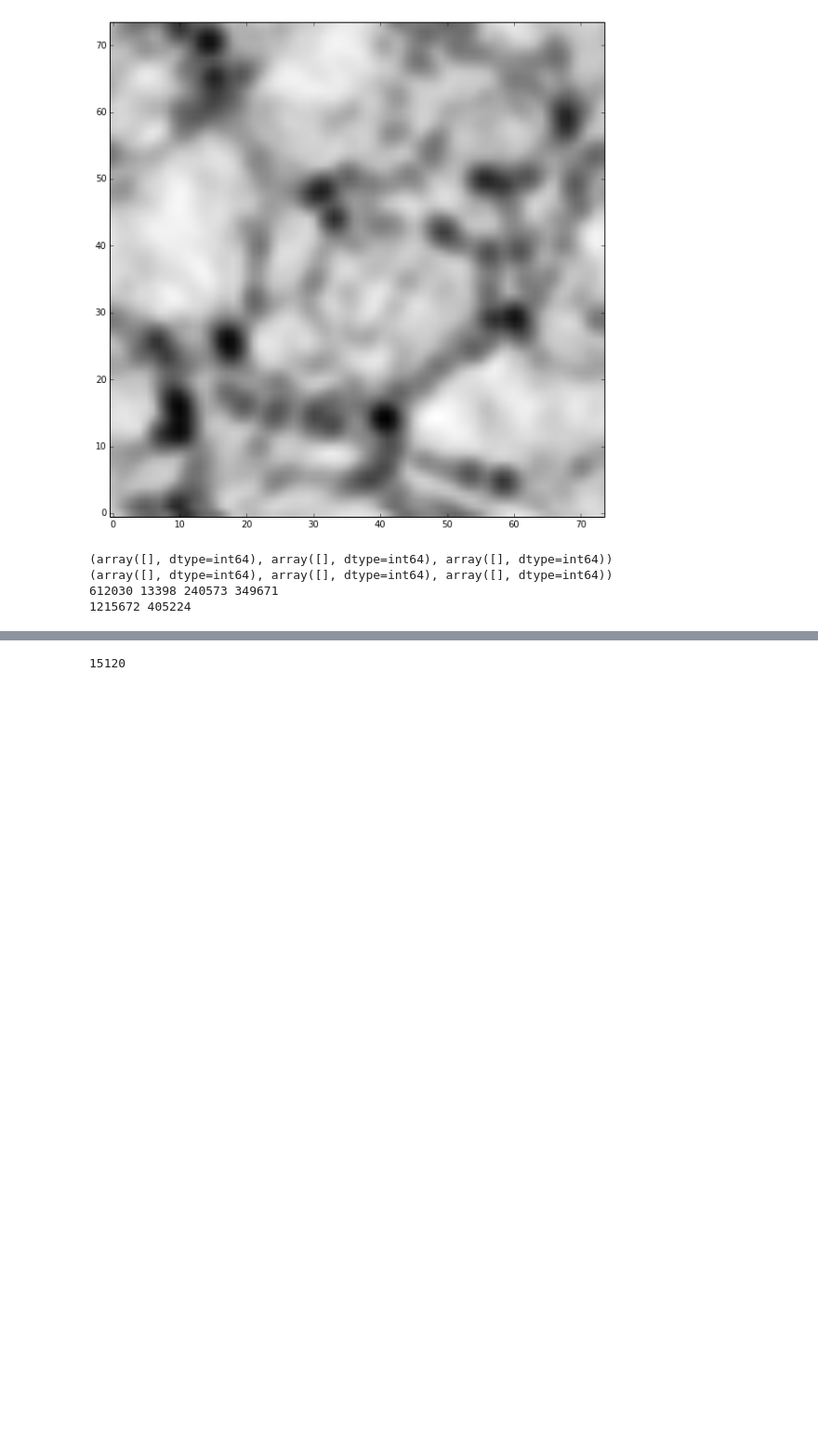
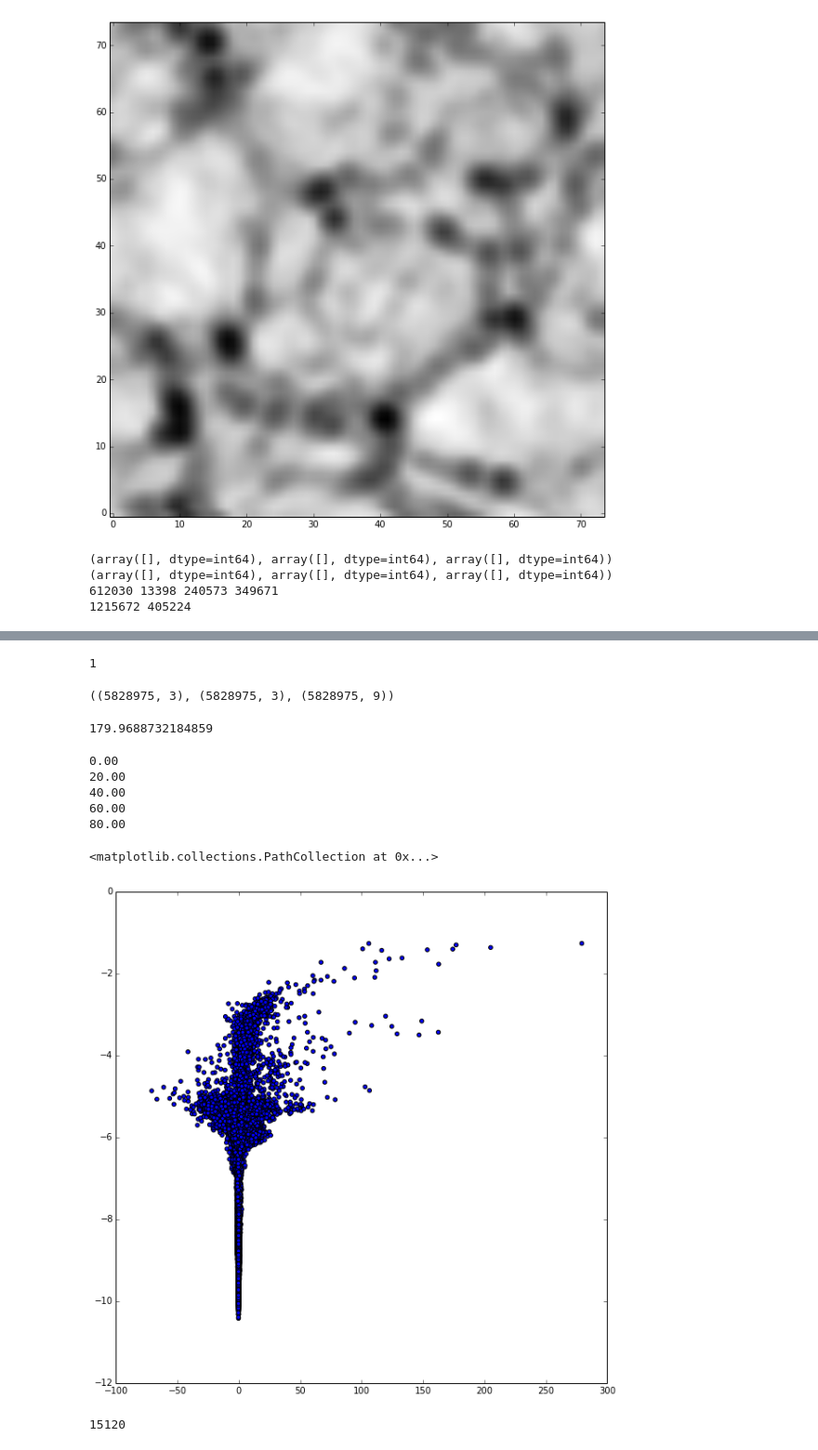
Before and after one commit to forero/ArepoWeb, a Jupyter notebook: src/StatsCosmicWeb.ipynb, the cells around one changed output, grey strips where cells are left out. Shown at 93% size. Saved outputs shown, nothing was run; the diff lists cells and outputs as text; code cells hidden in the pictures; blank space fills up the shorter version.

```diff
--- a/src/StatsCosmicWeb.ipynb
+++ b/src/StatsCosmicWeb.ipynb
@@ -119,9 +119,9 @@ imshow(log10(delta[:,10,:]+1.56), aspect='equal',origin='lower', alpha=0.2)
 # %%
 def load_snap(path, snapnum, filenum):
     filename="%s/snap_%d.%d"%(path, snapnum, filenum)
-    position = snap.read_block(filename, "POS ", parttype=0)
-    velocity = snap.read_block(filename, "VEL ", parttype=0)
-    potential = snap.read_block(filename, "POT ", parttype=0)
-    rho_gas = snap.read_block(filename, "RHO ", parttype=0)
-    volume = snap.read_block(filename, "VOL ", parttype=0)
-    return position, velocity, potential, rho_gas, volume
+    position = snap.read_block(filename, "POS ", parttype=0) #position
+    velocity = snap.read_block(filename, "VEL ", parttype=0) #velocties
+    rho = snap.read_block(filename, "RHO ", parttype=0) # density
+    volume = snap.read_block(filename, "VOL ", parttype=0) # volume
+    v_gradient = snap.read_block(filename, "VGRD", parttype=0) #gradient matrix (9 elements)
+    return position, velocity, rho, volume, v_gradient
@@ -270,3 +128,68 @@ for i in index_center[0:NMAX]:
+# %%
+snapnum=136
+
+data_path= "/Users/forero/work/ArepoWeb/data/L75n455FP/snapdir_%d"%(snapnum)
+
+pos_gas, vel_gas, rho_gas, vol_gas, v_gradient_gas = load_snap(data_path, snapnum, 0)
+
+for i in range(1,2):
+    print i
+    pos_gas_tmp, vel_gas_tmp, rho_gas_tmp, vol_gas_tmp, v_gradient_gas_tmp = load_snap(data_path, snapnum, i)
+    pos_gas = append(pos_gas, pos_gas_tmp, axis=0)
+    vel_gas = append(vel_gas, vel_gas_tmp, axis=0)
+    rho_gas = append(rho_gas, rho_gas_tmp, axis=0)
+    vol_gas = append(vol_gas, vol_gas_tmp, axis=0)
+    v_gradient_gas = append(v_gradient_gas, v_gradient_gas_tmp, axis=0)
+# %% [output]
+1
+# %%
+shape(pos_gas), shape(vel_gas), shape(v_gradient_gas)
+# %% [output]
+((5828975, 3), (5828975, 3), (5828975, 9))
+# %%
+size(vol_gas)**(1.0/3.0)
+# %% [output]
+179.9688732184859
+# %%
+eigenval1 = empty((0))
+eigenval2 = empty((0))
+eigenval3 = empty((0))
+dens = empty((0))
+n_points = size(vol_gas)
+N_MAX = 50000
+for i in range(N_MAX):
+    if(not(i%10000)):
+        print("%.2f "%(100.0*i/N_MAX))
+    sigma = ones((3,3))
+    sigma[0,0] = -(v_gradient_gas[i,0])
+    sigma[1,1] = -(v_gradient_gas[i,4])
+    sigma[2,2] = -(v_gradient_gas[i,8])
+    sigma[0,1] = -(v_gradient_gas[i,1] + v_gradient_gas[i,3])
+    sigma[1,0] = sigma[0,1]
+    sigma[0,2] =  -(v_gradient_gas[i,2] + v_gradient_gas[i,6])
+    sigma[2,0] = sigma[0,2]
+    sigma[1,2] = -(v_gradient_gas[i,5] + v_gradient_gas[i,7])
+    sigma[2,1] = sigma[2,1]
+
+    eigenval, eigenvec = linalg.eigh(sigma)
+    ids = argsort(-eigenval)
+    eigenval = eigenval[ids]
+   # print eigenval
+    eigenval1 = append(eigenval1, eigenval[0])
+    eigenval2 = append(eigenval2, eigenval[1])
+    eigenval3 = append(eigenval3, eigenval[2])
+    dens = append(dens, rho_gas[i])
+# %% [output]
+0.00
+20.00
+40.00
+60.00
+80.00
+# %%
+scatter(eigenval3+eigenval1+eigenval2, log10(dens))
+# %% [output]
+<matplotlib.collections.PathCollection at 0x...>
+[figure, added]
 # %%
 eigenval1 = empty((0))
 eigenval2 = empty((0))
```
Also changed, not shown: parts of 4 cells of this notebook.
